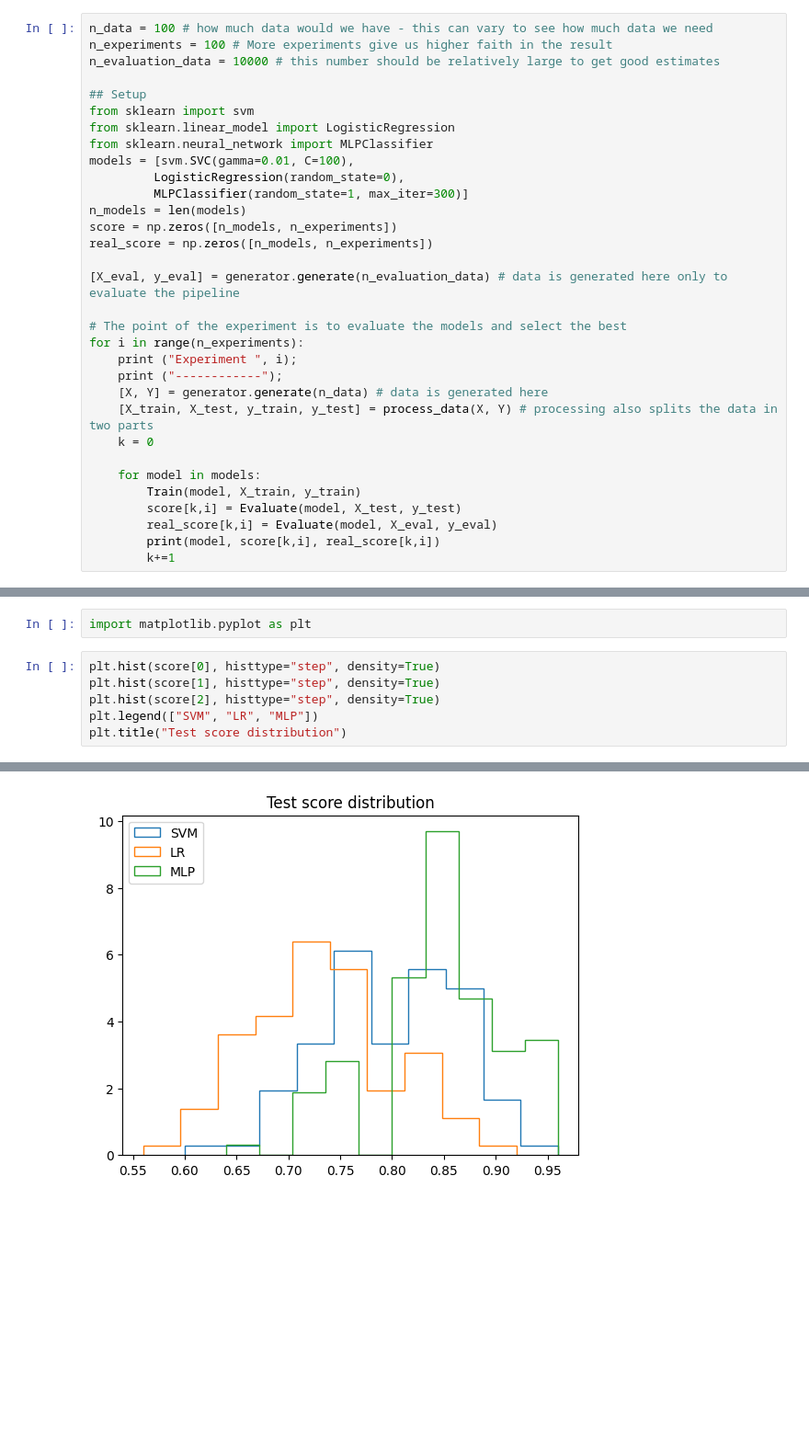
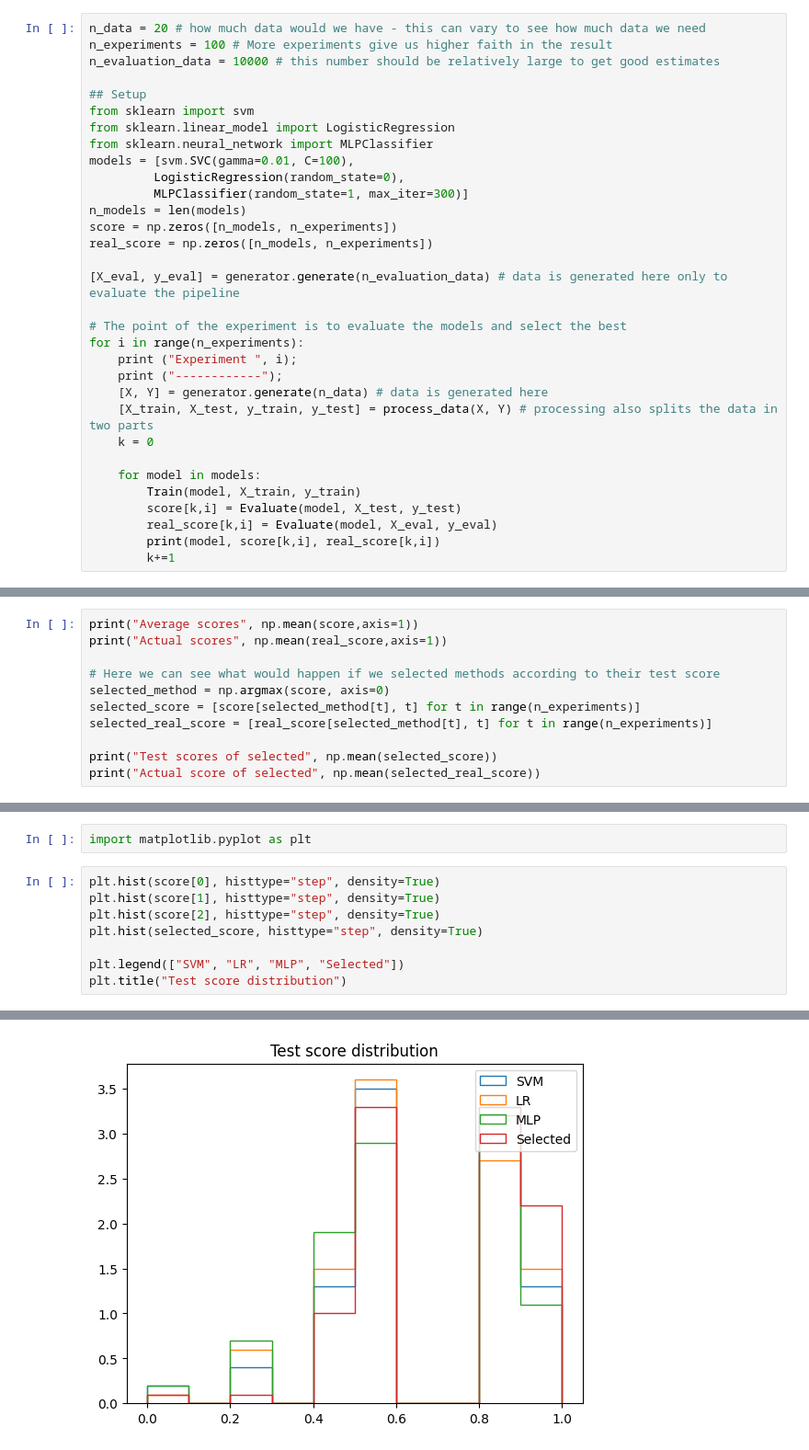
Before and after one commit to olethrosdc/ml-society-science, a Jupyter notebook: src/reproducibility/Pipeline.ipynb, the cells around one changed output, grey strips where cells are left out. Shown at 92% size. Saved outputs shown, nothing was run; the diff lists cells and outputs as text; blank space fills up the shorter version.

```diff
--- a/src/reproducibility/Pipeline.ipynb
+++ b/src/reproducibility/Pipeline.ipynb
@@ -51,7 +51,7 @@ def Evaluate(clf, X_test, y_test):
 # %%
 # The experiment setup
 # %%
-n_data = 100 # how much data would we have - this can vary to see how much data we need
+n_data = 20 # how much data would we have - this can vary to see how much data we need
 n_experiments = 100 # More experiments give us higher faith in the result
 n_evaluation_data = 10000 # this number should be relatively large to get good estimates
 
@@ -211,0 +206,11 @@ Actual scores [0.804438 0.721423 0.854468]
+# %%
+print("Average scores", np.mean(score,axis=1))
+print("Actual scores", np.mean(real_score,axis=1))
+
+# Here we can see what would happen if we selected methods according to their test score
+selected_method = np.argmax(score, axis=0)
+selected_score = [score[selected_method[t], t] for t in range(n_experiments)]
+selected_real_score = [real_score[selected_method[t], t] for t in range(n_experiments)]
+
+print("Test scores of selected", np.mean(selected_score))
+print("Actual score of selected", np.mean(selected_real_score))
@@ -214,12 +229,14 @@ import matplotlib.pyplot as plt
 # %%
 plt.hist(score[0], histtype="step", density=True)
 plt.hist(score[1], histtype="step", density=True)
 plt.hist(score[2], histtype="step", density=True)
-plt.legend(["SVM", "LR", "MLP"])
+plt.hist(selected_score, histtype="step", density=True)
+
+plt.legend(["SVM", "LR", "MLP", "Selected"])
 plt.title("Test score distribution")
 # %% [output]
 Text(0.5, 1.0, 'Test score distribution')
-[figure, old version]
+[figure, new version]
 # %%
 plt.hist(real_score[0], histtype="step", density=True)
 plt.hist(real_score[1], histtype="step", density=True)
```
Also changed, not shown: parts of 8 cells of this notebook, 1 other file.
